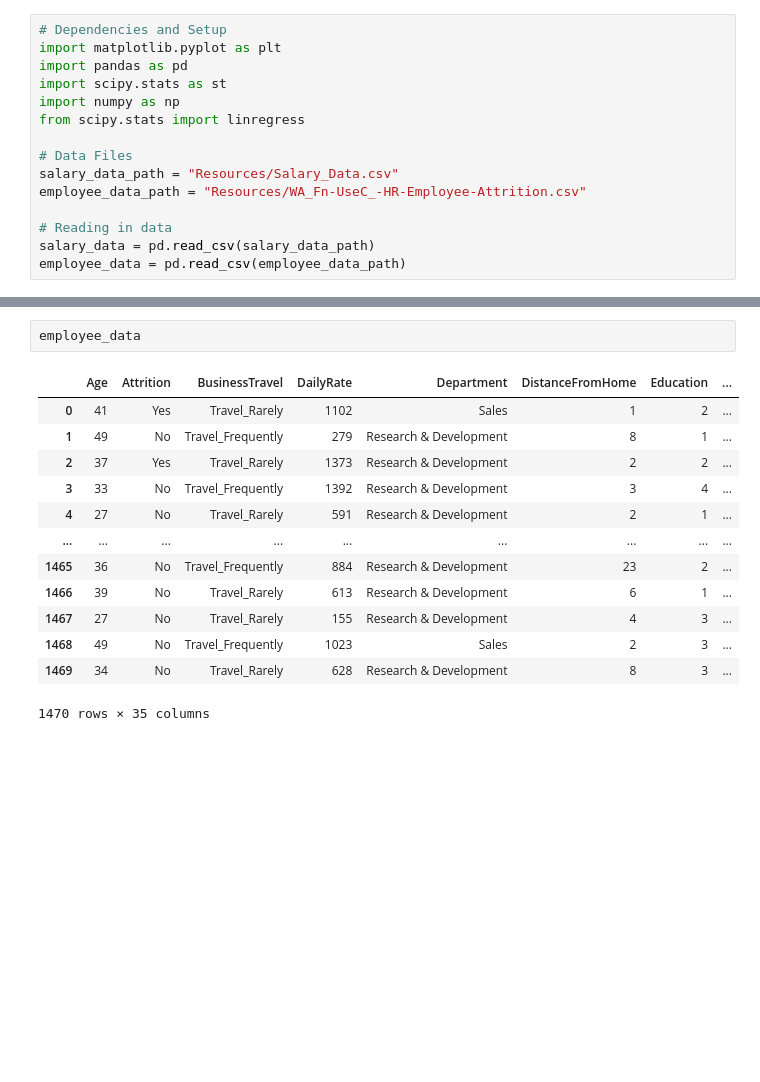
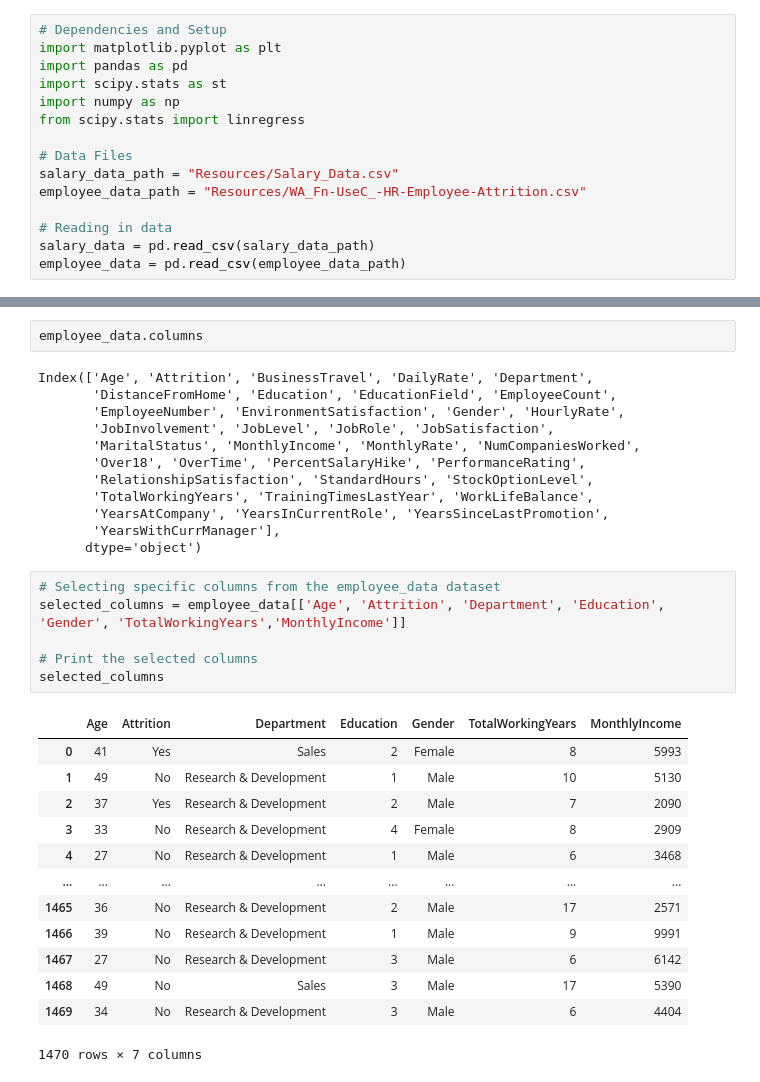
Before and after one commit to cnm92211/rut23-team1-project-one, a Jupyter notebook: employee_retention.ipynb, the cells around one changed output, grey strips where cells are left out. Drawn from its saved outputs; the diff is of its cells as text; blank space fills up the shorter version.

```diff
--- a/employee_retention.ipynb
+++ b/employee_retention.ipynb
@@ -104,16 +105,34 @@ See the caveats in the documentation: https://pandas.pydata.org/pandas-docs/stab
 # %%
-employee_data
+employee_data.columns
 # %% [output]
-|  | Age | Attrition | BusinessTravel | DailyRate | Department | DistanceFromHome | Education | ... |
-| 0 | 41 | Yes | Travel_Rarely | 1102 | Sales | 1 | 2 | ... |
-| 1 | 49 | No | Travel_Frequently | 279 | Research & Development | 8 | 1 | ... |
-| 2 | 37 | Yes | Travel_Rarely | 1373 | Research & Development | 2 | 2 | ... |
-| 3 | 33 | No | Travel_Frequently | 1392 | Research & Development | 3 | 4 | ... |
-| 4 | 27 | No | Travel_Rarely | 591 | Research & Development | 2 | 1 | ... |
-| ... | ... | ... | ... | ... | ... | ... | ... | ... |
-| 1465 | 36 | No | Travel_Frequently | 884 | Research & Development | 23 | 2 | ... |
-| 1466 | 39 | No | Travel_Rarely | 613 | Research & Development | 6 | 1 | ... |
-| 1467 | 27 | No | Travel_Rarely | 155 | Research & Development | 4 | 3 | ... |
-| 1468 | 49 | No | Travel_Frequently | 1023 | Sales | 2 | 3 | ... |
-| 1469 | 34 | No | Travel_Rarely | 628 | Research & Development | 8 | 3 | ... |
-1470 rows × 35 columns
+Index(['Age', 'Attrition', 'BusinessTravel', 'DailyRate', 'Department',
+       'DistanceFromHome', 'Education', 'EducationField', 'EmployeeCount',
+       'EmployeeNumber', 'EnvironmentSatisfaction', 'Gender', 'HourlyRate',
+       'JobInvolvement', 'JobLevel', 'JobRole', 'JobSatisfaction',
+       'MaritalStatus', 'MonthlyIncome', 'MonthlyRate', 'NumCompaniesWorked',
+       'Over18', 'OverTime', 'PercentSalaryHike', 'PerformanceRating',
+       'RelationshipSatisfaction', 'StandardHours', 'StockOptionLevel',
+       'TotalWorkingYears', 'TrainingTimesLastYear', 'WorkLifeBalance',
+       'YearsAtCompany', 'YearsInCurrentRole', 'YearsSinceLastPromotion',
+       'YearsWithCurrManager'],
+      dtype='object')
+# %%
+# Selecting specific columns from the employee_data dataset
+selected_columns = employee_data[['Age', 'Attrition', 'Department', 'Education', 'Gender', 'TotalWorkingYears','MonthlyIncome']]
+
+# Print the selected columns
+selected_columns
+# %% [output]
+|  | Age | Attrition | Department | Education | Gender | TotalWorkingYears | MonthlyIncome |
+| 0 | 41 | Yes | Sales | 2 | Female | 8 | 5993 |
+| 1 | 49 | No | Research & Development | 1 | Male | 10 | 5130 |
+| 2 | 37 | Yes | Research & Development | 2 | Male | 7 | 2090 |
+| 3 | 33 | No | Research & Development | 4 | Female | 8 | 2909 |
+| 4 | 27 | No | Research & Development | 1 | Male | 6 | 3468 |
+| ... | ... | ... | ... | ... | ... | ... | ... |
+| 1465 | 36 | No | Research & Development | 2 | Male | 17 | 2571 |
+| 1466 | 39 | No | Research & Development | 1 | Male | 9 | 9991 |
+| 1467 | 27 | No | Research & Development | 3 | Male | 6 | 6142 |
+| 1468 | 49 | No | Sales | 3 | Male | 17 | 5390 |
+| 1469 | 34 | No | Research & Development | 3 | Male | 6 | 4404 |
+1470 rows × 7 columns
```
Also changed, not shown: parts of 10 cells of this notebook, 5 other files.
